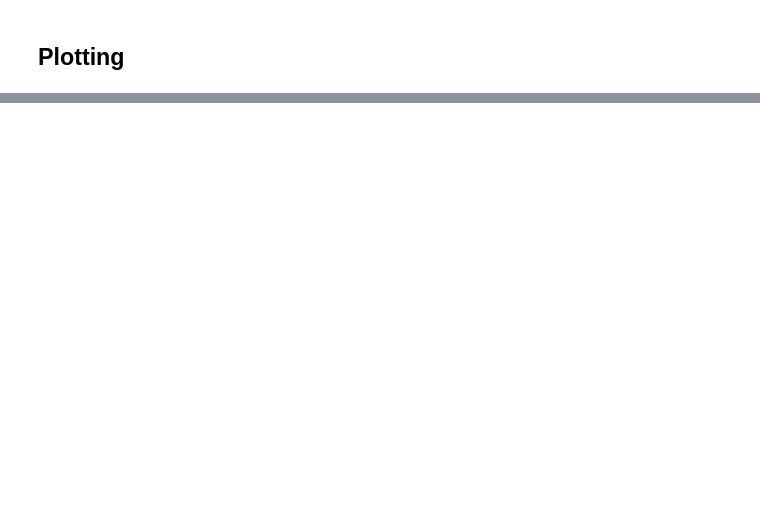
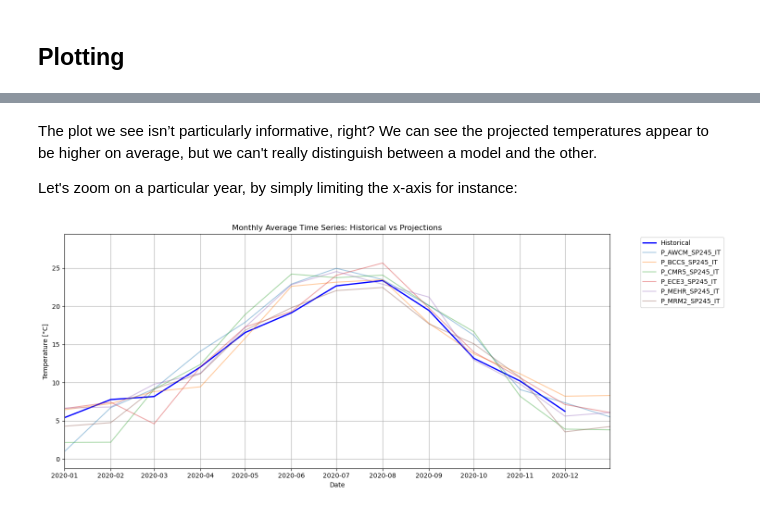
Before and after one commit to ecmwf-training/2025-entsoe-training, a Jupyter notebook: _build/html/_sources/climate-change-impacts.ipynb, the cells around one changed output, grey strips where cells are left out. Drawn from its saved outputs; the diff is of its cells as text; code cells hidden in the pictures; blank space fills up the shorter version.

```diff
--- a/_build/html/_sources/climate-change-impacts.ipynb
+++ b/_build/html/_sources/climate-change-impacts.ipynb
@@ -1090,0 +421,29 @@ print(summary_table.to_string(index=False))
+# %% [markdown]
+The plot we see isn’t particularly informative, right?
+We can see the projected temperatures appear to be higher on average, but we can't really distinguish between a model and the other.
+
+Let's zoom on a particular year, by simply limiting the x-axis for instance:
+# %%
+# Selecting year
+year_x = 2020
+
+# Here we are repeating the previous code, just adding one line
+plt.figure(figsize=(15, 6))
+
+# Plot historical line (blue)
+plt.plot(df_hist.index, df_hist, label="Historical", color="blue", linewidth=2)
+# Plot all projections (gray lines with alpha for transparency)
+for col in df_proj.columns:
+    plt.plot(df_proj.index, df_proj[col], label=col, alpha=0.4)
+
+# Highlight plot settings
+plt.title("Monthly Average Time Series: Historical vs Projections")
+plt.xlabel("Date")
+plt.ylabel(f"Temperature [{units}]")
+plt.grid(True)
+plt.legend(bbox_to_anchor=(1.05, 1), loc="upper left", ncol=1)
+plt.xlim(pd.to_datetime(f"{year_x}-01-01"), pd.to_datetime(f"{year_x}-12-31"))  # <-- NEW LINE
+plt.tight_layout()
+plt.show()
+# %% [output]
+[figure, added]
```
Also changed, not shown: parts of 136 cells of this notebook, 21 other files.
